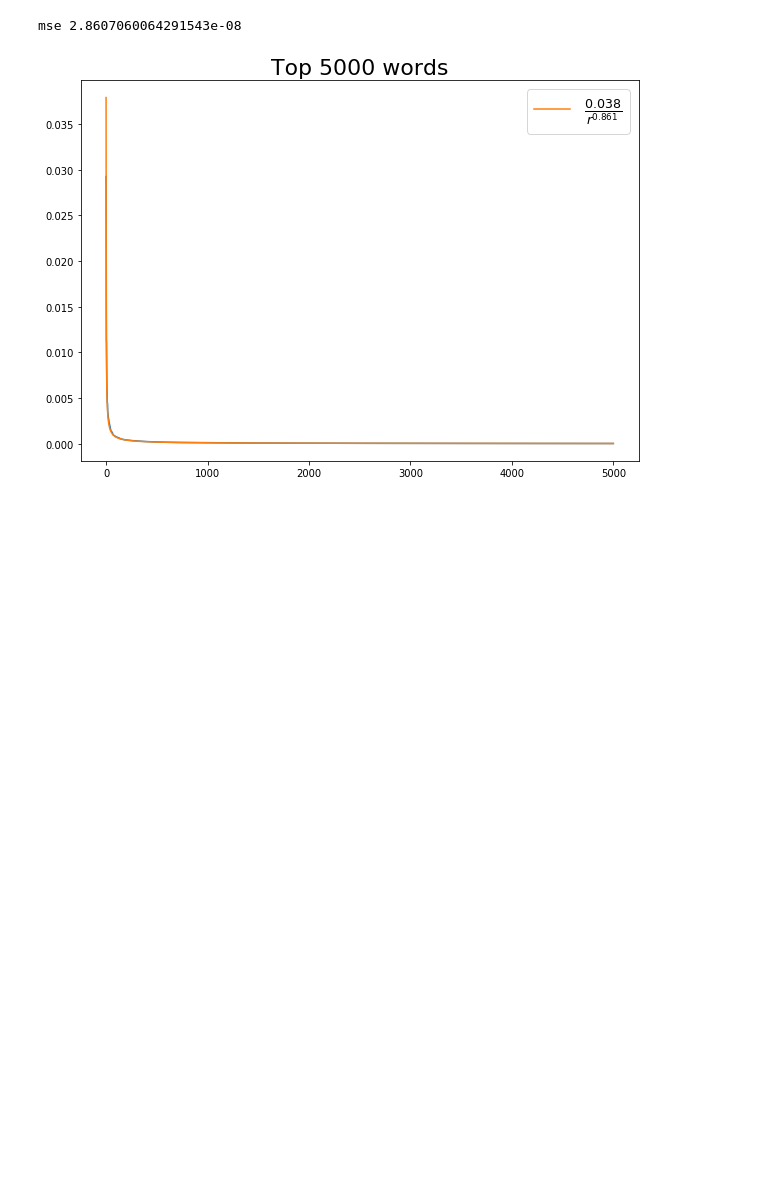
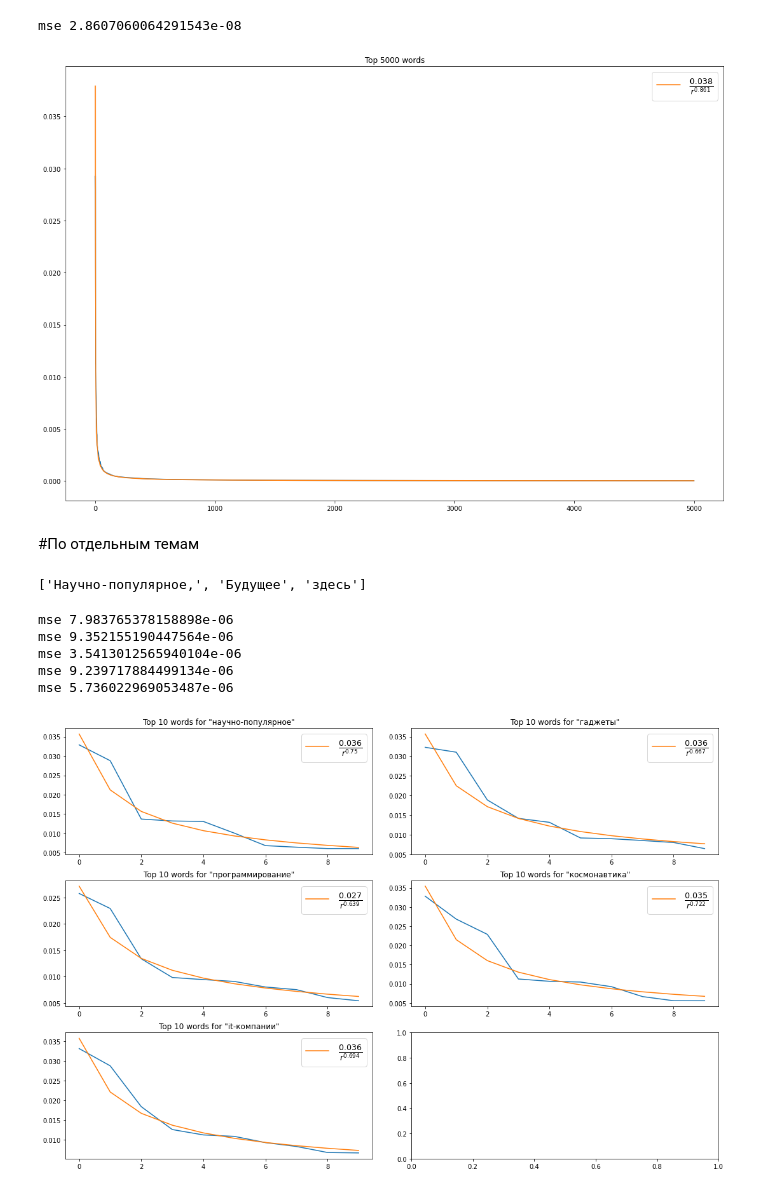
Before and after one commit to MikeLepekhin/habr_topic_classification, a Jupyter notebook: check_zipf_law.ipynb, the cells around one changed output. Saved outputs shown, nothing was run; the diff lists cells and outputs as text; code cells hidden in the pictures; blank space fills up the shorter version.

```diff
--- a/check_zipf_law.ipynb
+++ b/check_zipf_law.ipynb
@@ -68,5 +88,32 @@ mse 1.2886736813189674e-07
 # %%
-approximate_zipf(top_words[:5000])
+approximate_zipf([top_words[:5000]])
 # %% [output]
 mse 2.8607060064291543e-08
-[figure, old version]
+[figure, new version]
+# %% [markdown]
+#По отдельным темам
+# %%
+data = [pickle.load(open(f'clean_files/{filename}', 'rb')) for filename in listdir('clean_files')]
+hubs = ['научно-популярное',
+        'гаджеты',
+        'программирование',
+        'космонавтика',
+        'it-компании']
+# %%
+top_words = [get_most_frequent_words_in_files([text['text']
+                                               for text in data if hub in [t.lower()
+                                               for t in text['hubs'].split()]])
+                                              for hub in hubs]
+# %%
+data[1]['hubs'].split()
+# %% [output]
+['Научно-популярное,', 'Будущее', 'здесь']
+# %%
+approximate_zipf([tw[:10] for tw in top_words], hubs)
+# %% [output]
+mse 7.983765378158898e-06
+mse 9.352155190447564e-06
+mse 3.5413012565940104e-06
+mse 9.239717884499134e-06
+mse 5.736022969053487e-06
+[figure, added]
```
Also changed, not shown: parts of 14 cells of this notebook.
